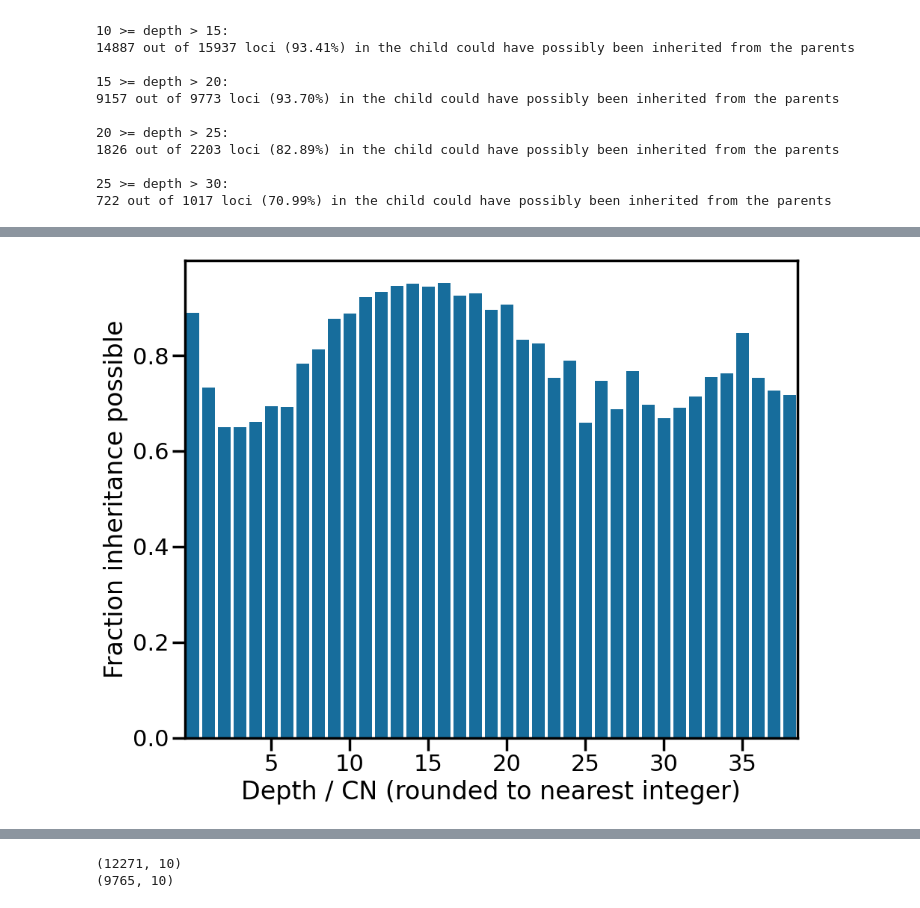
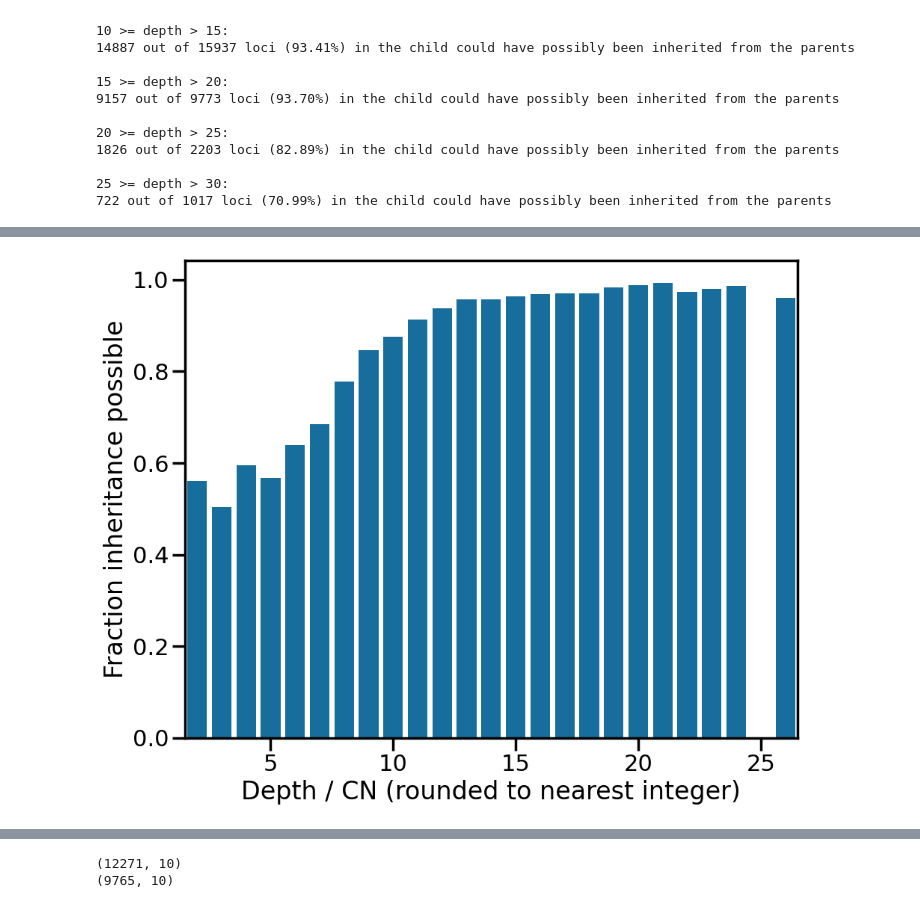
Before and after one commit to acg-team/ConSTRain-analyses, a Jupyter notebook: analyses/1000Genomes/2024-04-17_analyse_family_trios.ipynb, the cells around one changed output, grey strips where cells are left out. Saved outputs shown, nothing was run; the diff lists cells and outputs as text; code cells hidden in the pictures.

```diff
--- a/analyses/1000Genomes/2024-04-17_analyse_family_trios.ipynb
+++ b/analyses/1000Genomes/2024-04-17_analyse_family_trios.ipynb
@@ -172,7 +203,8 @@ print(df_samples_filt.shape)
 
 df_samples_filt = df_samples_filt.assign(
     depth = lambda x: [sum(i.values()) for i in x["frequencies"]],
-    depth_per_cn = lambda x: x["depth"] / x["copy_number"])
+    depth_per_cn = lambda x: x["depth"] / x["copy_number"],
+    distinct_alleles = lambda x: [len(set(i)) for i in x["genotype"]],)
 
 # For CN == 0, set depth_per_cn to depth. Not strictly correct but avoids NaNs and infs
 df_samples_filt.loc[df_samples_filt["copy_number"] == 0, "depth_per_cn"] = (
@@ -380,32 +468,32 @@ print(f"{consistent_loci} out of {total_loci} loci ({consistent_loci / total_loc
 # %%
 df_plot = (df_samples_filt
-           .query("role == 'child'")
+           .query("role == 'child' and copy_number > 1")
            .assign(depth_per_cn_round = lambda x: x["depth_per_cn"].round(0).astype(int))[["depth_per_cn_round", "child_gt_possible"]]
            .groupby(["depth_per_cn_round"], as_index=False)
            .agg(n = ("child_gt_possible", "size"), frac = ("child_gt_possible", lambda x: sum(x) / len(x)))
            .query("n >= 50")
            .reset_index(drop=True))
 
 x_order = pd.Categorical(np.arange(df_plot["depth_per_cn_round"].min(), df_plot["depth_per_cn_round"].max() + 1), ordered=True)
 
 fig = plt.figure(figsize = (10, 8))
 
 ax = sns.barplot(
     df_plot,
     x="depth_per_cn_round",
     y="frac",
     order=x_order,
     color=sns.color_palette("colorblind")[0]
 )
 
 _ = ax.set(
     # xticks = np.arange(min(ax.get_xticks()), max(ax.get_xticks()), 5),
-    xticks = np.arange(5, max(ax.get_xticks()), 5),
+    xticks = np.arange(3, max(ax.get_xticks()), 5),
     xlabel = "Depth / CN (rounded to nearest integer)",
     # ylim=(0.45, 1.0),
     ylabel="Fraction inheritance possible"
 )
 
 plt.tight_layout()
 # %% [output]
-[figure, old version]
+[figure, new version]
```
Also changed, not shown: parts of 15 cells of this notebook, 6 other files.
